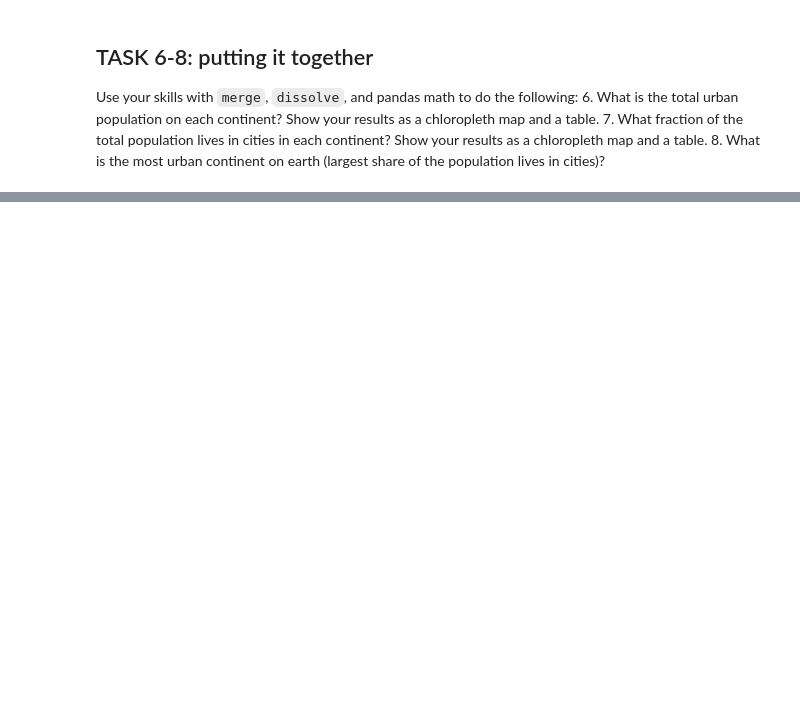
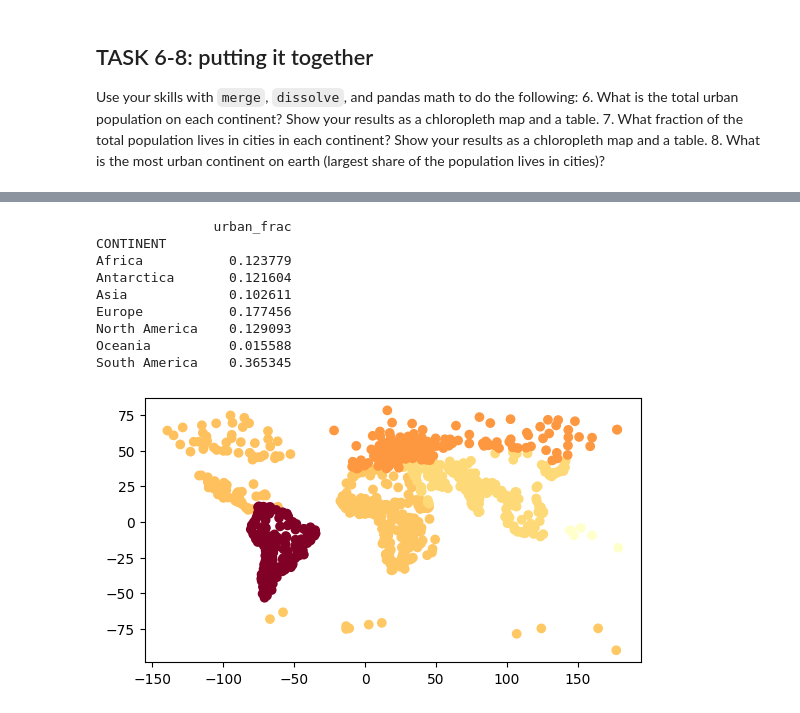
Before and after one commit to ppoyk/WaterDig, a Jupyter notebook: CodeSprints/VectorData101.ipynb, the cells around one changed output, grey strips where cells are left out. Cells and saved outputs as stored; diff of their text form; code cells hidden in the pictures; blank space fills up the shorter version.

```diff
--- a/CodeSprints/VectorData101.ipynb
+++ b/CodeSprints/VectorData101.ipynb
@@ -524,0 +645,20 @@ Use your skills with `merge`, `dissolve`, and pandas math to do the following:
+# %%
+# Task 7 code here:
+cities_and_continents = continents.merge(cities_on_continents, on="CONTINENT")
+cities_and_continents["urban_frac"] = cities_and_continents.pop_max / cities_and_continents.POP_EST
+
+print(gpd.GeoDataFrame(cities_and_continents[["urban_frac"]]))
+
+cities_and_continents = cities_and_continents.set_geometry("geometry_y")
+cities_and_continents.plot(column = 'urban_frac', cmap='YlOrRd');
+# %% [output]
+               urban_frac
+CONTINENT
+Africa           0.123779
+Antarctica       0.121604
+Asia             0.102611
+Europe           0.177456
+North America    0.129093
+Oceania          0.015588
+South America    0.365345
+[figure, added]
```
Also changed, not shown: parts of 29 cells of this notebook, 1 other file.
